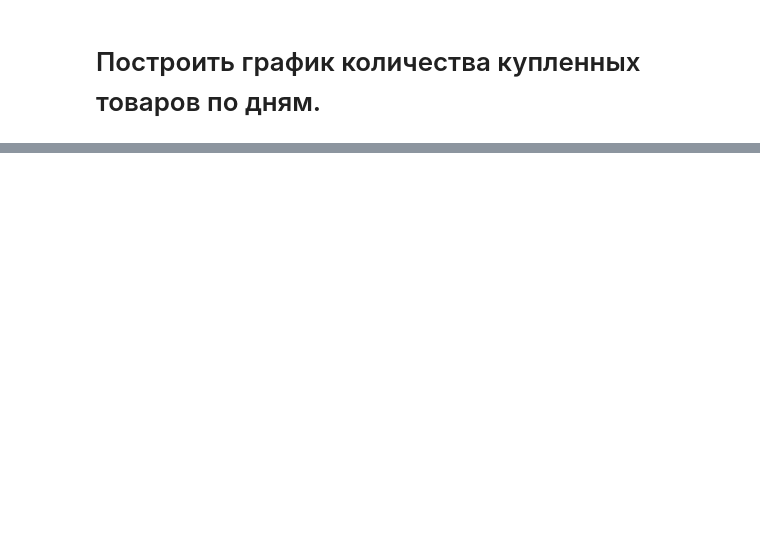
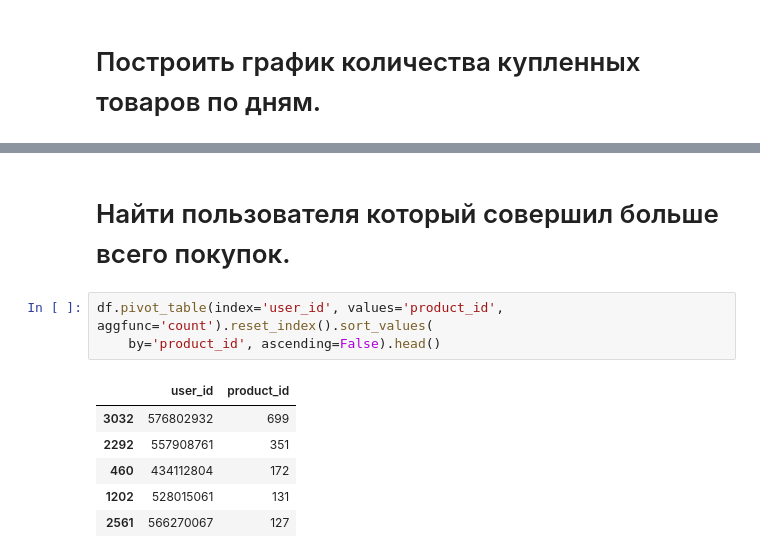
Before and after one commit to AlexVachkan/Data-exploration, a Jupyter notebook: Sima_land/sima_analitics_test.ipynb, the cells around one changed output, grey strips where cells are left out. Drawn from its saved outputs; the diff is of its cells as text; blank space fills up the shorter version.

```diff
--- a/Sima_land/sima_analitics_test.ipynb
+++ b/Sima_land/sima_analitics_test.ipynb
@@ -176,0 +337,12 @@ df.pivot_table(index='event_time', values='product_id', aggfunc='count').reset_i
+# %% [markdown]
+# Найти пользователя который совершил больше всего покупок.
+# %%
+df.pivot_table(index='user_id', values='product_id', aggfunc='count').reset_index().sort_values(
+    by='product_id', ascending=False).head()
+# %% [output]
+|  | user_id | product_id |
+| 3032 | 576802932 | 699 |
+| 2292 | 557908761 | 351 |
+| 460 | 434112804 | 172 |
+| 1202 | 528015061 | 131 |
+| 2561 | 566270067 | 127 |
```
Also changed, not shown: parts of 35 cells of this notebook.
